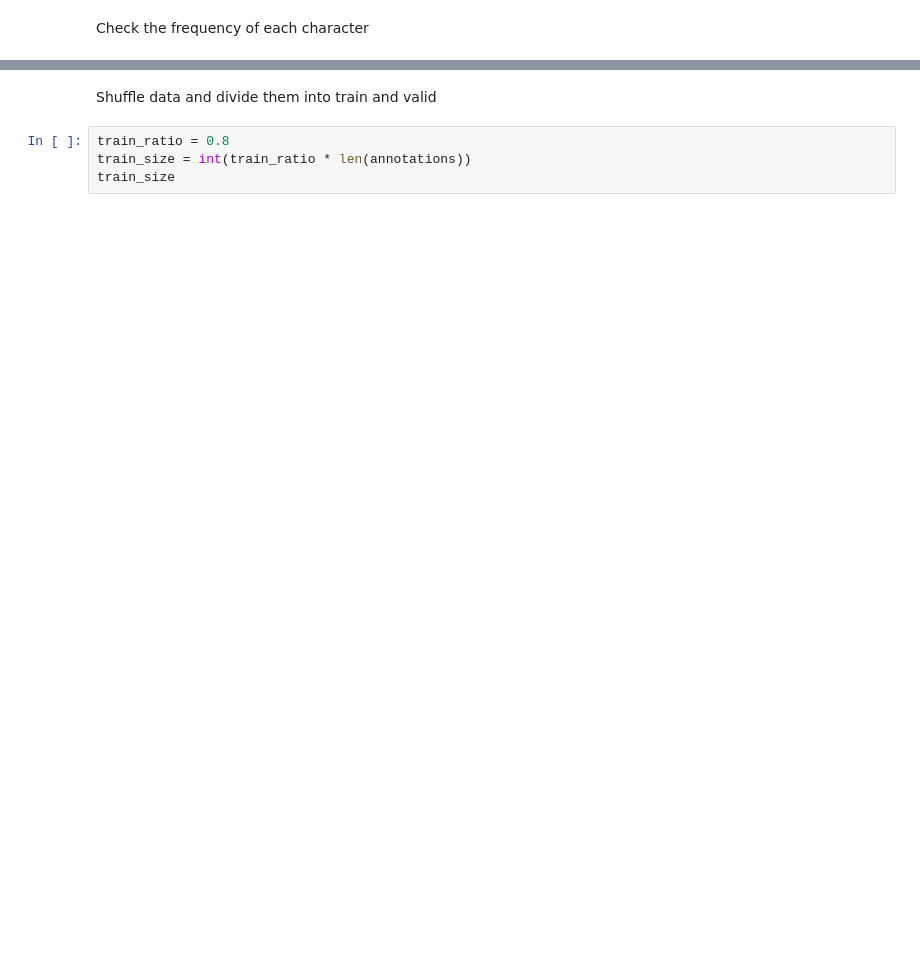
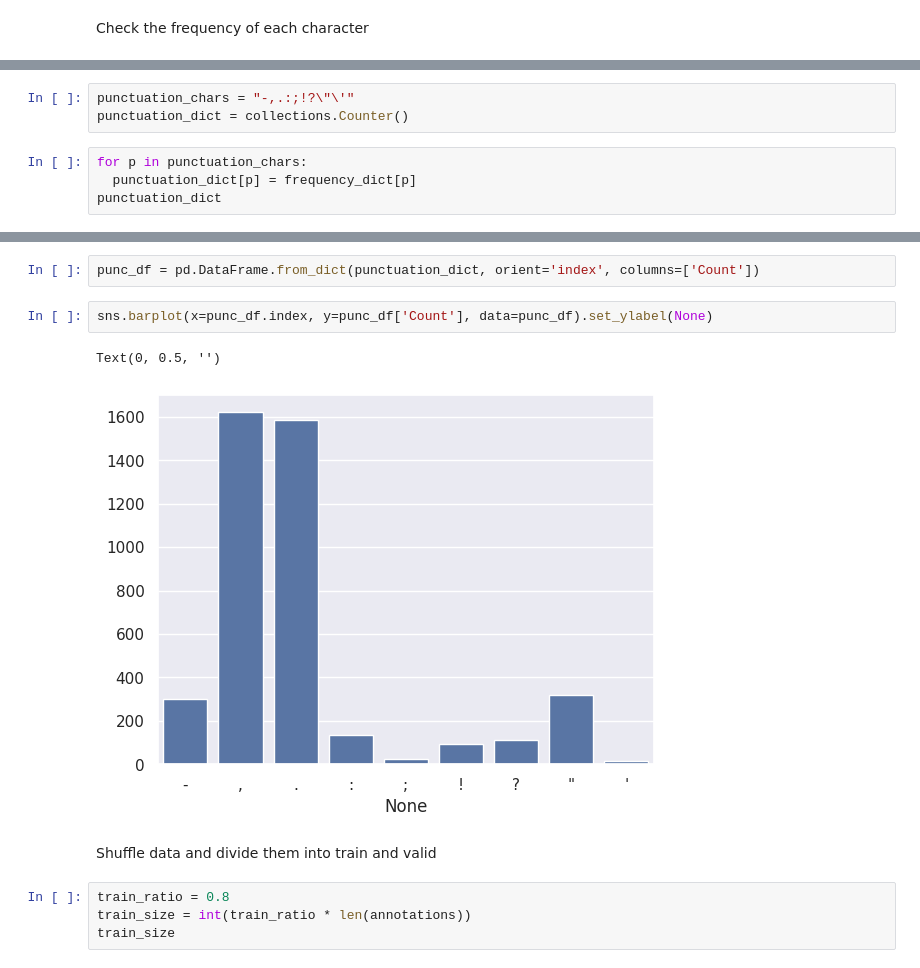
Before and after one commit to lightx26/VOCR-Training, a Jupyter notebook: ocr_training.ipynb, the cells around one changed output, grey strips where cells are left out. Cells and saved outputs as stored; diff of their text form; blank space fills up the shorter version.

```diff
--- a/ocr_training.ipynb
+++ b/ocr_training.ipynb
@@ -129,0 +173,7 @@ Counter({'n': 6053, 'h': 4513, 't': 3443, 'i': 3216, 'g': 3068, 'c': 2991, 'a':
+# %%
+punctuation_chars = "-,.:;!?\"\'"
+punctuation_dict = collections.Counter()
+# %%
+for p in punctuation_chars:
+  punctuation_dict[p] = frequency_dict[p]
+punctuation_dict
@@ -130,3 +190,10 @@ Counter({'n': 6053, 'h': 4513, 't': 3443, 'i': 3216, 'g': 3068, 'c': 2991, 'a':
+# %%
+punc_df = pd.DataFrame.from_dict(punctuation_dict, orient='index', columns=['Count'])
+# %%
+sns.barplot(x=punc_df.index, y=punc_df['Count'], data=punc_df).set_ylabel(None)
+# %% [output]
+Text(0, 0.5, '')
+[figure, added]
 # %% [markdown]
 Shuffle data and divide them into train and valid
 # %%
```
Also changed, not shown: parts of 36 cells of this notebook.
